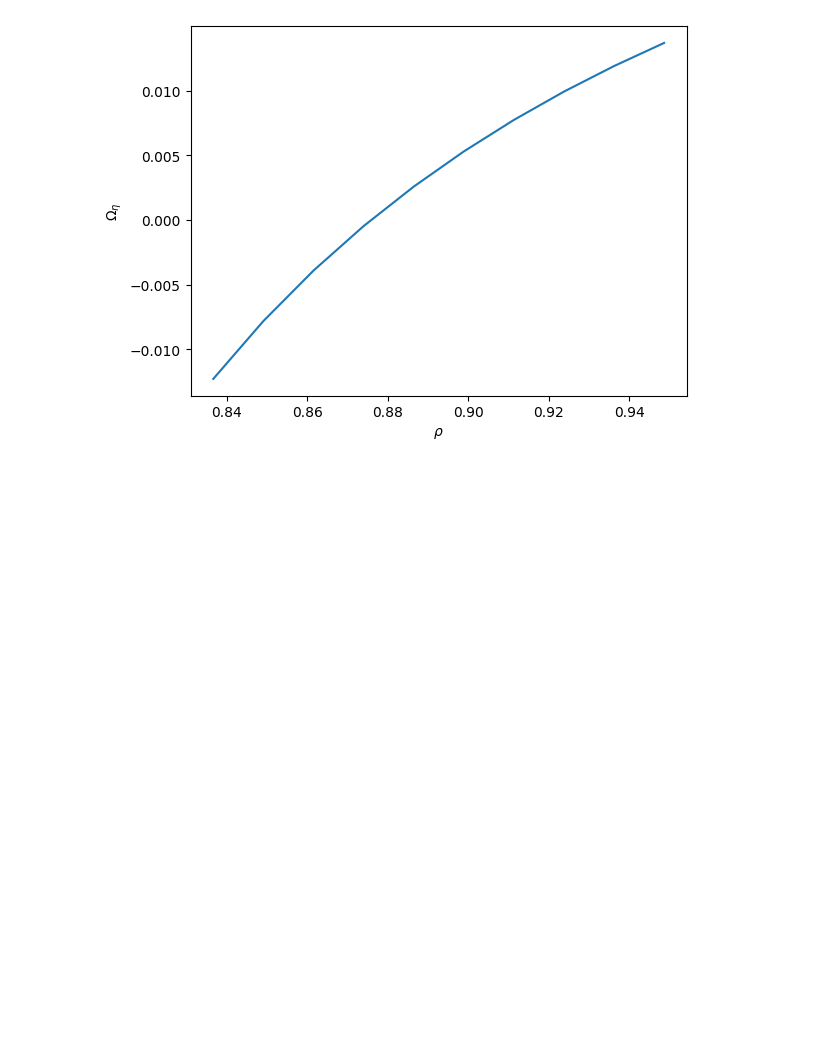
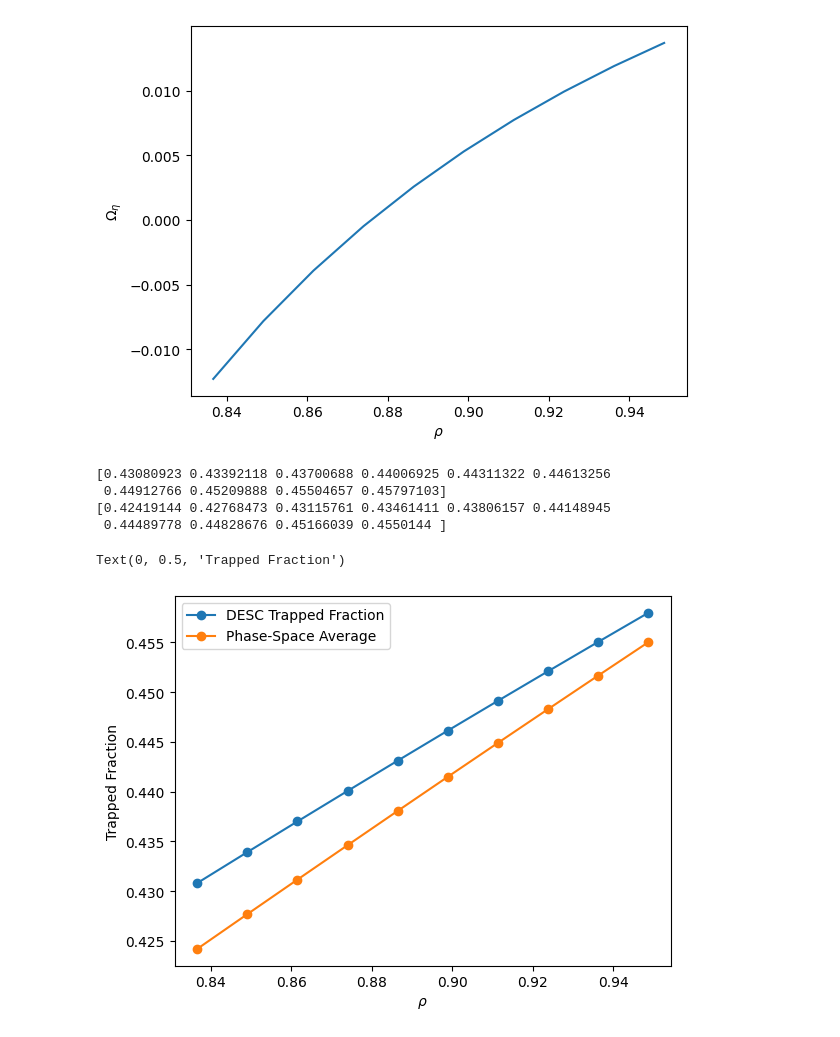
Before and after one commit to jlabbate15/DESC_TrappedRes, a Jupyter notebook: desc/ResonanceOpt/results_01282026.ipynb, the cells around one changed output. Saved outputs shown, nothing was run; the diff lists cells and outputs as text; code cells hidden in the pictures; blank space fills up the shorter version.

```diff
--- a/desc/ResonanceOpt/results_01282026.ipynb
+++ b/desc/ResonanceOpt/results_01282026.ipynb
@@ -329,0 +292,29 @@ print(alphas)
+# %%
+# Testing if DESC trapped fraction aligns with phase-space average of 1
+
+alphas = np.linspace(0, 2*np.pi, num_eta)
+zetas = np.linspace(0, 2 * np.pi * num_transit, knots_per_transit * num_transit)
+grid_psa = eq._get_rtz_grid( # grid uniform in alpha
+    rhos,
+    alphas,
+    zetas,
+    coordinates="raz",
+)
+tf = eq.compute("trapped fraction", grid=grid_psa)
+# %%
+print(grid_psa.compress(tf['trapped fraction']))
+print(value['f_tr2_out'])
+
+fig_psa,ax_psa = plt.subplots()
+ax_psa.plot(rhos,grid_psa.compress(tf['trapped fraction']),'-o',label='DESC Trapped Fraction')
+ax_psa.plot(rhos,value['f_tr2_out'],'-o',label='Phase-Space Average')
+ax_psa.legend()
+ax_psa.set_xlabel(r'$\rho$')
+ax_psa.set_ylabel(r'Trapped Fraction')
+# %% [output]
+[0.43080923 0.43392118 0.43700688 0.44006925 0.44311322 0.44613256
+ 0.44912766 0.45209888 0.45504657 0.45797103]
+[0.42419144 0.42768473 0.43115761 0.43461411 0.43806157 0.44148945
+ 0.44489778 0.44828676 0.45166039 0.4550144 ]
+Text(0, 0.5, 'Trapped Fraction')
+[figure, added]
```
Also changed, not shown: parts of 5 cells of this notebook, 4 other files.
